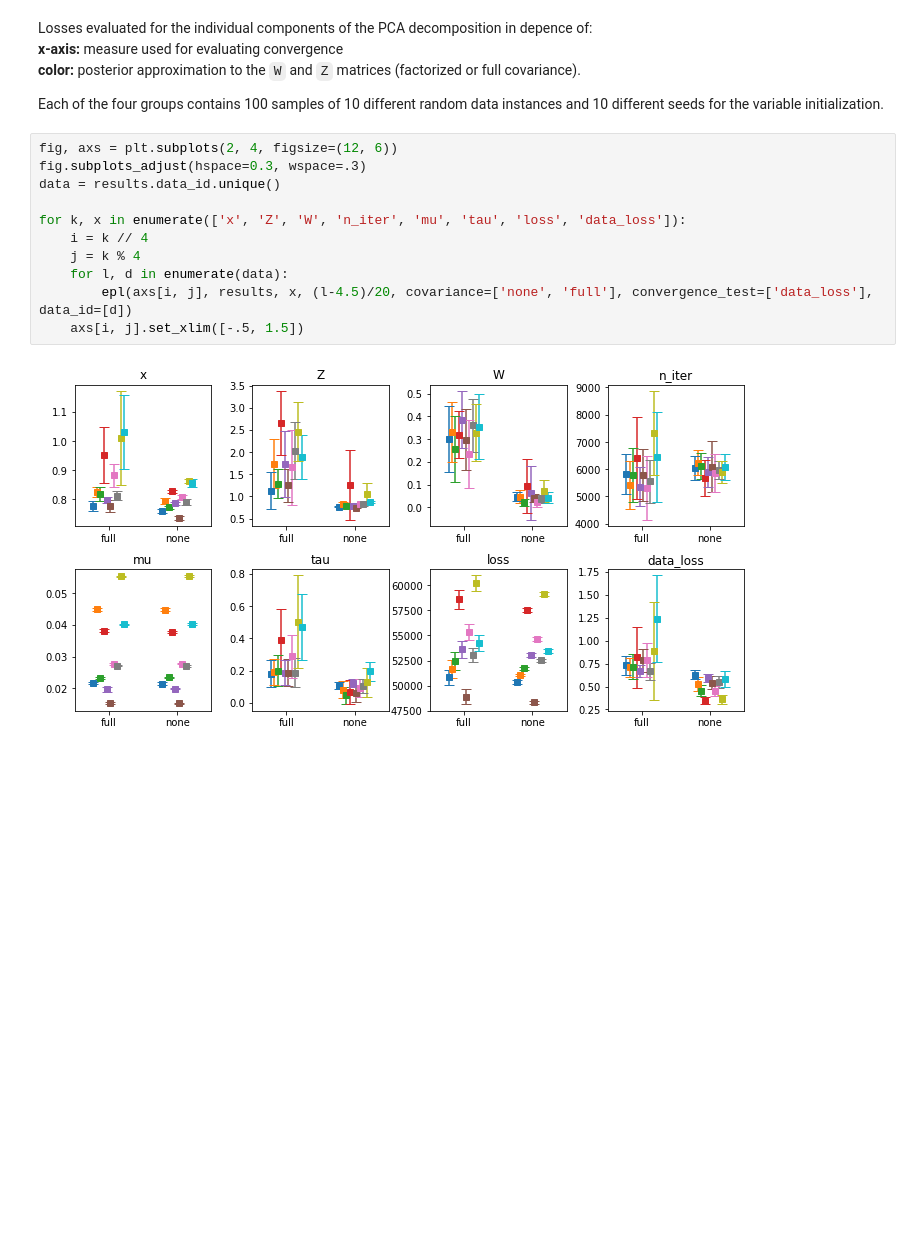
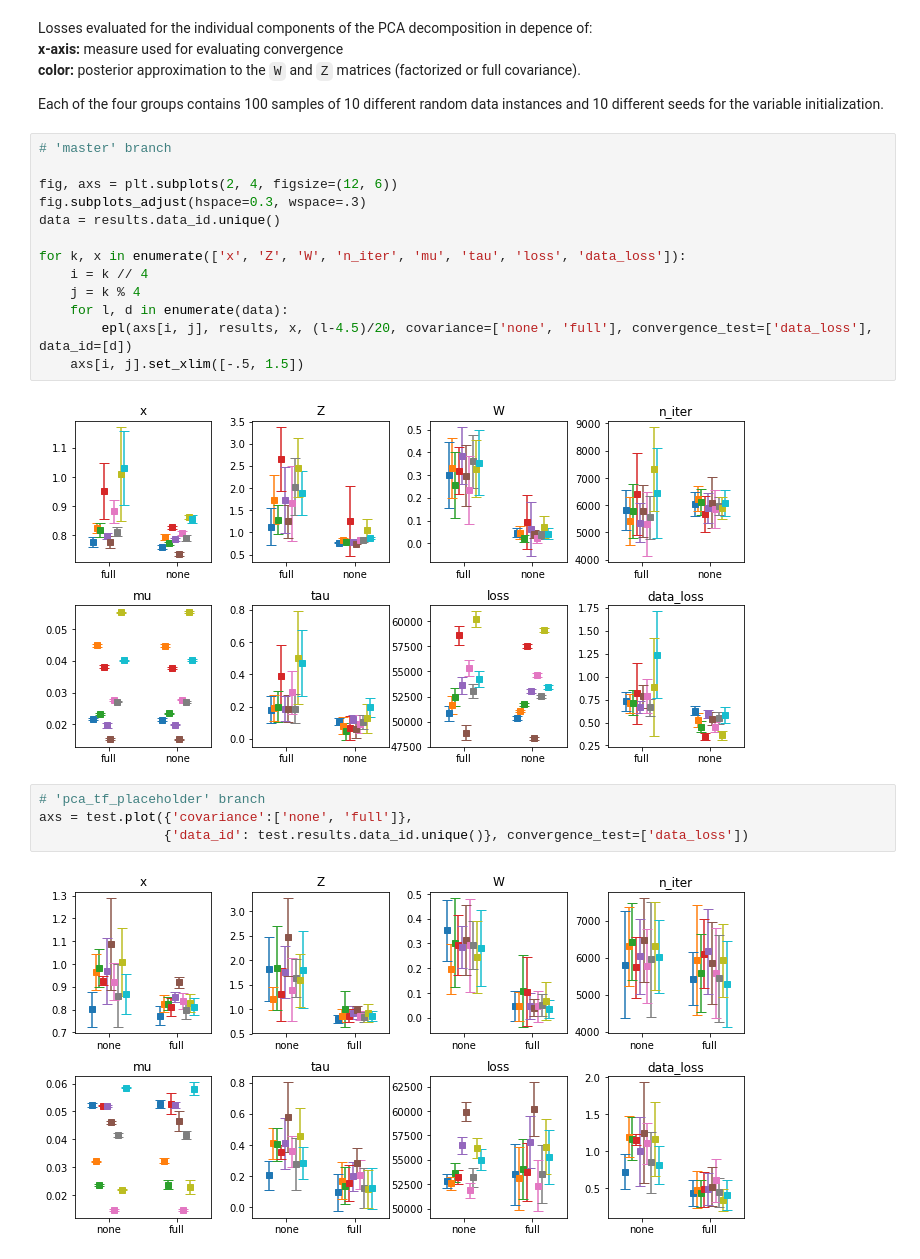
Before and after one commit to betaplane/cezanne, a Jupyter notebook: notebooks/PPCA.ipynb, the cells around one changed output. Saved outputs shown, nothing was run; the diff lists cells and outputs as text; blank space fills up the shorter version.

```diff
--- a/notebooks/PPCA.ipynb
+++ b/notebooks/PPCA.ipynb
@@ -720,6 +716,8 @@ Losses evaluated for the individual components of the PCA decomposition in depen
 
 Each of the four groups contains 100 samples of 10 different random data instances and 10 different seeds for the variable initialization.
 # %%
+# 'master' branch
+
 fig, axs = plt.subplots(2, 4, figsize=(12, 6))
 fig.subplots_adjust(hspace=0.3, wspace=.3)
 data = results.data_id.unique()
@@ -732,4 +730,10 @@ for k, x in enumerate(['x', 'Z', 'W', 'n_iter', 'mu', 'tau', 'loss', 'data_loss'
     axs[i, j].set_xlim([-.5, 1.5])
 # %% [output]
 [figure]
+# %%
+# 'pca_tf_placeholder' branch
+axs = test.plot({'covariance':['none', 'full']},
+                {'data_id': test.results.data_id.unique()}, convergence_test=['data_loss'])
+# %% [output]
+[figure, added]
 # %% [markdown]
```
Also changed, not shown: parts of 22 cells of this notebook, 3 other files.
